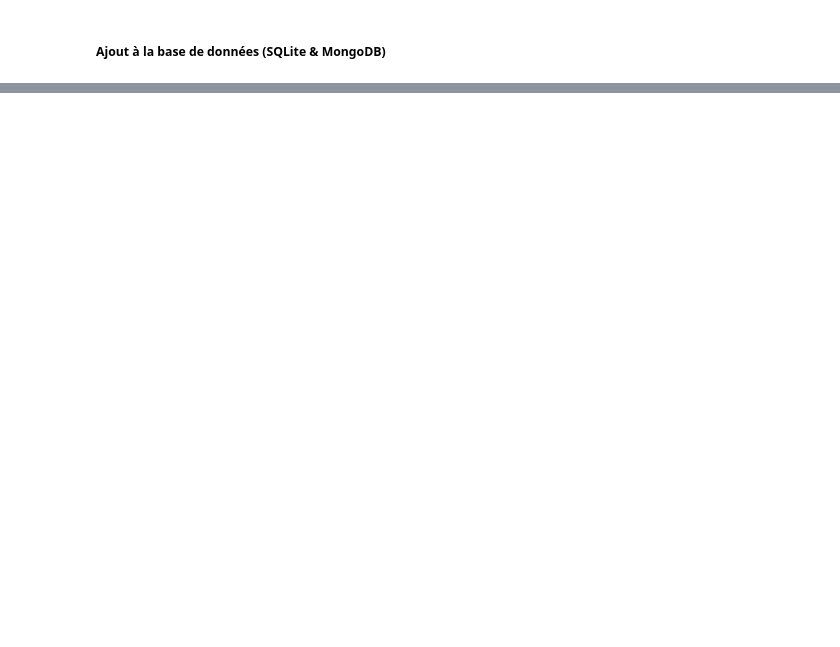
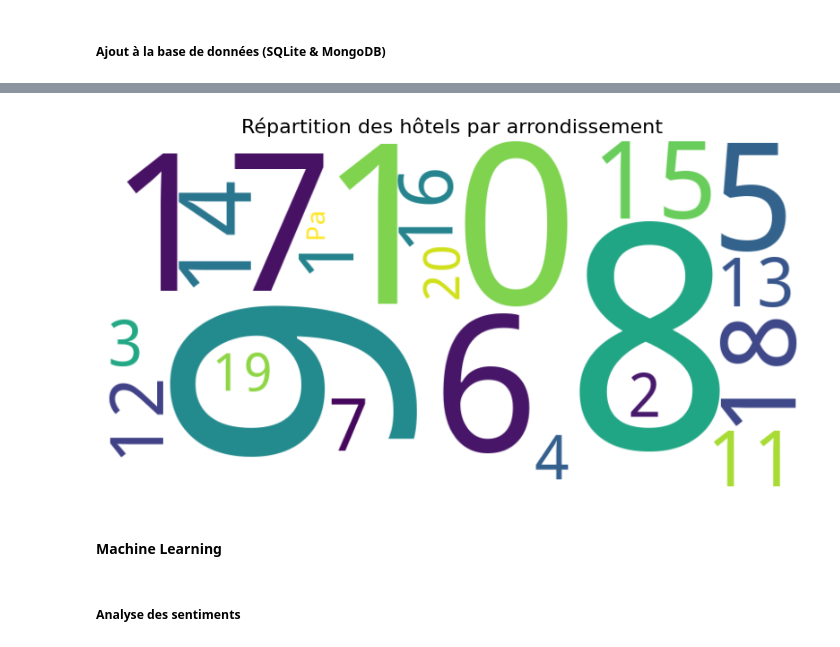
Before and after one commit to pluciani/Projet_Web_Scraping, a Jupyter notebook: Projet_group_15_17.ipynb, the cells around one changed output, grey strips where cells are left out. Drawn from its saved outputs; the diff is of its cells as text; code cells hidden in the pictures; blank space fills up the shorter version.

```diff
--- a/Projet_group_15_17.ipynb
+++ b/Projet_group_15_17.ipynb
@@ -295,0 +304,20 @@ InsertManyResult([ObjectId('673b19a60e175319e448ae3b'), ObjectId('673b19a60e1753
+# %%
+df['arrondissement'] = df['arrondissement'].str[:2].str.replace('e', '', regex=False)
+from wordcloud import WordCloud
+import matplotlib.pyplot as plt
+
+
+arrondissement_counts = df['arrondissement'].value_counts().to_dict()
+wordcloud = WordCloud(width=800, height=400, background_color='white').generate_from_frequencies(arrondissement_counts)
+
+plt.figure(figsize=(10, 6))
+plt.imshow(wordcloud, interpolation='bilinear')
+plt.axis('off')
+plt.title('Répartition des hôtels par arrondissement', fontsize=16)
+plt.show()
+# %% [output]
+[figure, added]
+# %% [markdown]
+#### Machine Learning
+# %% [markdown]
+##### Analyse des sentiments
```
Also changed, not shown: parts of 26 cells of this notebook, 1 other file.
